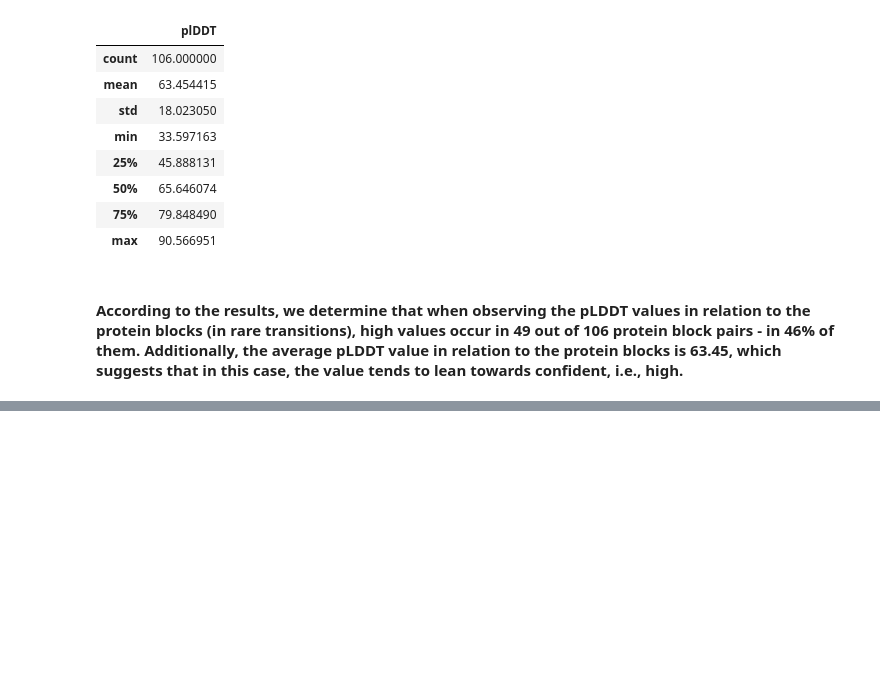
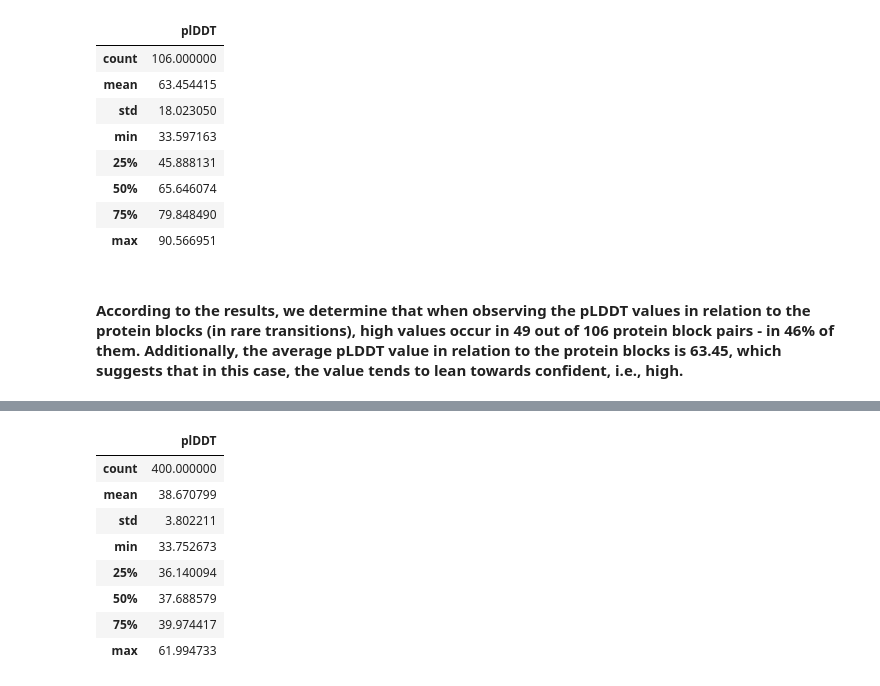
Before and after one commit to djurdjam02/DataMiningProject, a Jupyter notebook: project.ipynb, the cells around one changed output, grey strips where cells are left out. Cells and saved outputs as stored; diff of their text form; code cells hidden in the pictures; blank space fills up the shorter version.

```diff
--- a/project.ipynb
+++ b/project.ipynb
@@ -303,0 +327,12 @@ plddt_pb.describe()
+# %%
+plddt_aa.describe()
+# %% [output]
+|  | plDDT |
+| count | 400.000000 |
+| mean | 38.670799 |
+| std | 3.802211 |
+| min | 33.752673 |
+| 25% | 36.140094 |
+| 50% | 37.688579 |
+| 75% | 39.974417 |
+| max | 61.994733 |
```
Also changed, not shown: parts of 17 cells of this notebook.
